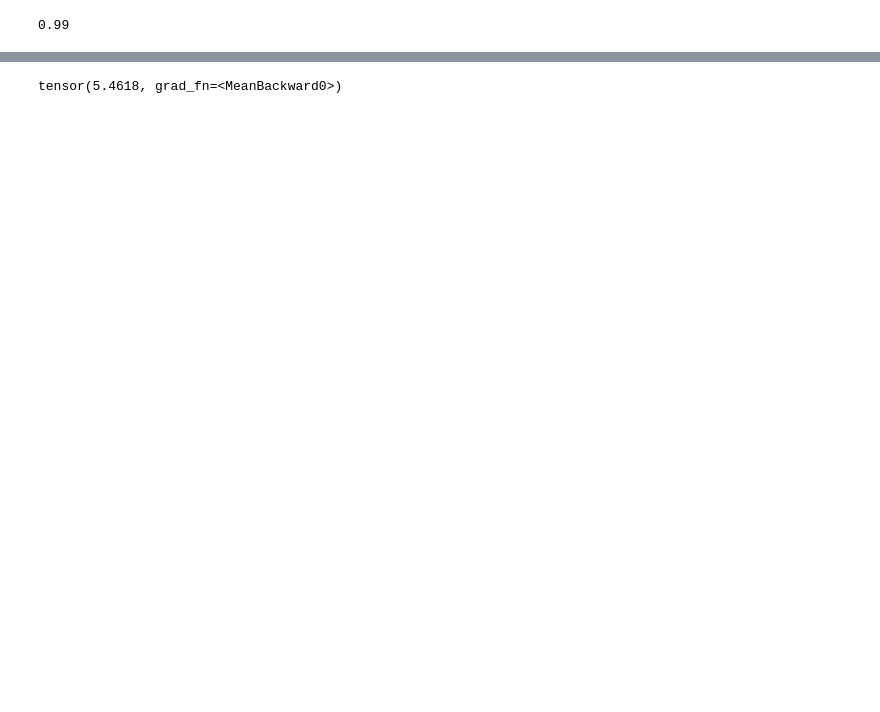
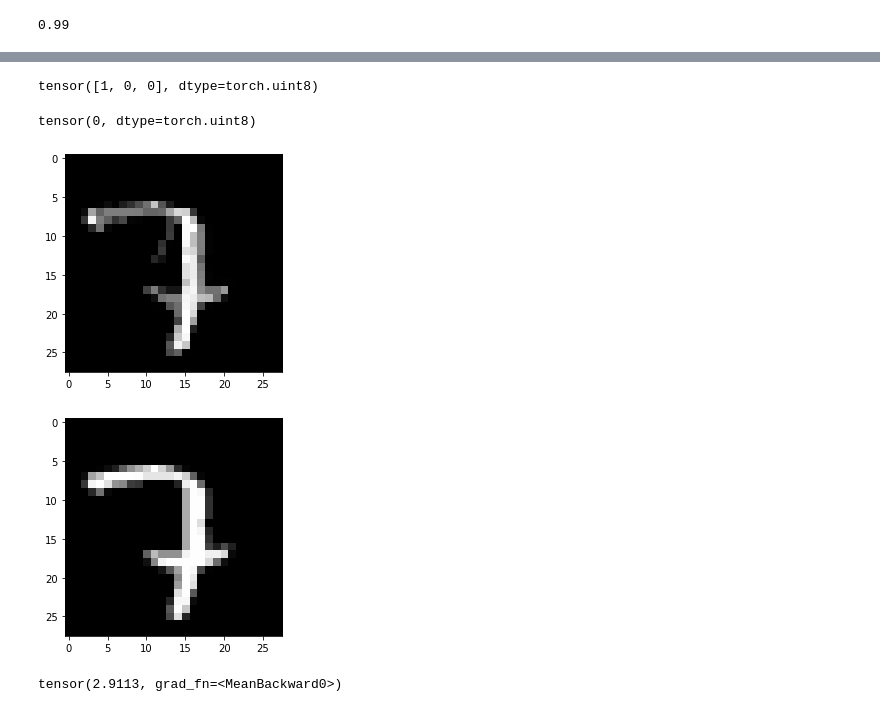
Before and after one commit to chawins/knn-defense, a Jupyter notebook: DkNN_MNIST_demo.ipynb, the cells around one changed output, grey strips where cells are left out. Cells and saved outputs as stored; diff of their text form; code cells hidden in the pictures; blank space fills up the shorter version.

Commit message:
attack done

```diff
--- a/DkNN_MNIST_demo.ipynb
+++ b/DkNN_MNIST_demo.ipynb
@@ -454,7 +456,10 @@ with torch.no_grad():
 # %%
 # Attack for L2 DkNN
 
-attack = DKNNL2Attack()
+# attack = DKNNL2Attack()
+# attack = DKNNLinfAttack()
+from lib.dknn_attack_exp import DKNNExpAttack
+attack = DKNNExpAttack()
 
 def attack_batch(x, y, batch_size):
     x_adv = torch.zeros_like(x)
@@ -465,9 +470,9 @@ def attack_batch(x, y, batch_size):
         end = (i + 1) * batch_size
         x_adv[begin:end] = attack(
             knn, x[begin:end], y[begin:end],
-            guide_layer=layers[0], m=100, binary_search_steps=10,
-            max_iterations=500, learning_rate=1e-1, guide=2,
-            initial_const=1e3, abort_early=True, random_start=False)
+            guide_layer=layers[0], m=1, binary_search_steps=15,
+            max_iterations=1000, learning_rate=1e-1, guide_mode=1,
+            initial_const=1e-2, abort_early=True, random_start=False)
     return x_adv
 
 num = 200
@@ -493,4 +527,21 @@ binary step: 9; number of successful adv: 200/200
+# %%
+y_test_sub[:3]
+# %% [output]
+tensor([1, 0, 0], dtype=torch.uint8)
+# %%
+y_train_sub[1931]
+# %% [output]
+tensor(0, dtype=torch.uint8)
+# %%
+i = 8
+plt.imshow(x_adv.cpu().detach().numpy()[i], cmap='gray')
+plt.show()
+plt.imshow(x_test_sub.cpu().detach().numpy()[i], cmap='gray')
+plt.show()
+# %% [output]
+[figure, added]
+[figure, added]
 # %%
 (x_test_sub - x_adv.cpu()).view(num, -1).norm(2, 1).mean()
 # %% [output]
-tensor(5.4618, grad_fn=<MeanBackward0>)
+tensor(2.9113, grad_fn=<MeanBackward0>)
```
Also changed, not shown: parts of 6 cells of this notebook, 4 other files.
